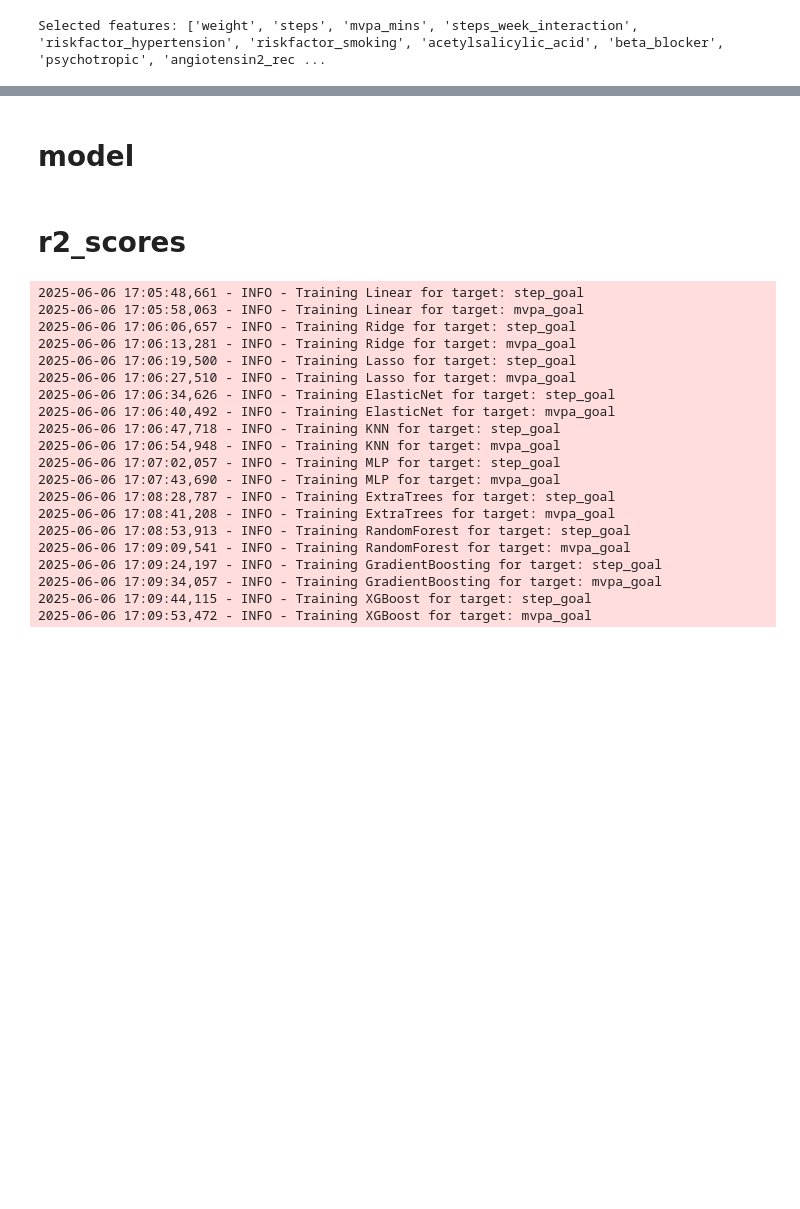
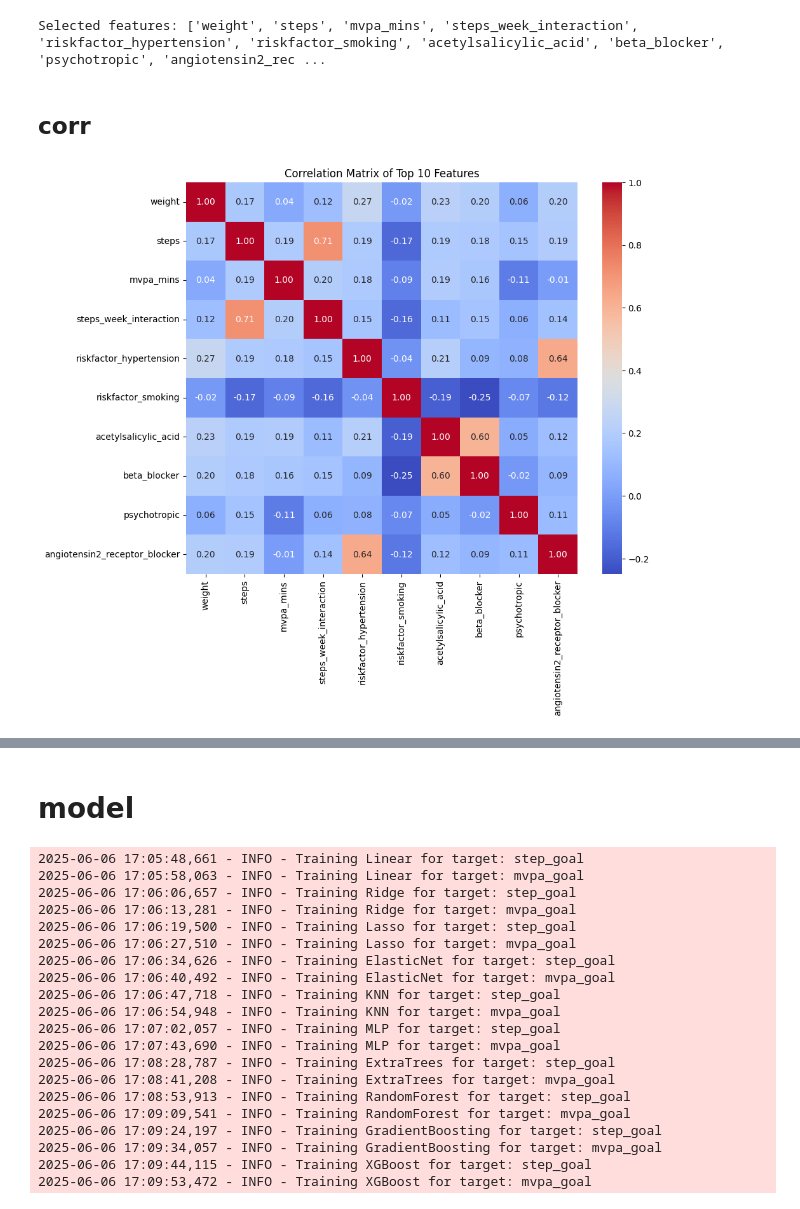
Before and after one commit to aliowx/activity-goal-prediction, a Jupyter notebook: notebook/model.ipynb, the cells around one changed output, grey strips where cells are left out. Saved outputs shown, nothing was run; the diff lists cells and outputs as text; code cells hidden in the pictures; blank space fills up the shorter version.

```diff
--- a/notebook/model.ipynb
+++ b/notebook/model.ipynb
@@ -227,3 +227,18 @@ logger.info("Feature selection completed")
 # %% [output]
 2025-06-06 16:48:31,853 - INFO - Feature selection completed
 Selected features: ['weight', 'steps', 'mvpa_mins', 'steps_week_interaction', 'riskfactor_hypertension', 'riskfactor_smoking', 'acetylsalicylic_acid', 'beta_blocker', 'psychotropic', 'angiotensin2_rec ...
+# %% [markdown]
+## corr
+# %%
+X_train_selected = X_train[selected_features]
+correlation_matrix = X_train_selected.corr()
+
+
+plt.figure(figsize=(10, 8))
+sns.heatmap(correlation_matrix, annot=True, cmap='coolwarm', fmt='.2f', square=True)
+plt.title('Correlation Matrix of Top 10 Features')
+plt.savefig('../photo/correlation_matrix.png')
+plt.show()
+logger.info("Correlation matrix saved as '../photo/correlation_matrix.png'")
+# %% [output]
+[figure, added]
@@ -244,8 +260,6 @@ models = {
     'GradientBoosting': GradientBoostingRegressor(random_state=SEED),
     'XGBoost': XGBRegressor(random_state=SEED),
 }
-# %% [markdown]
-# r2_scores
 # %%
 targets = ['step_goal', 'mvpa_goal']
 results_cv = {}
```
Also changed, not shown: parts of 4 cells of this notebook.
